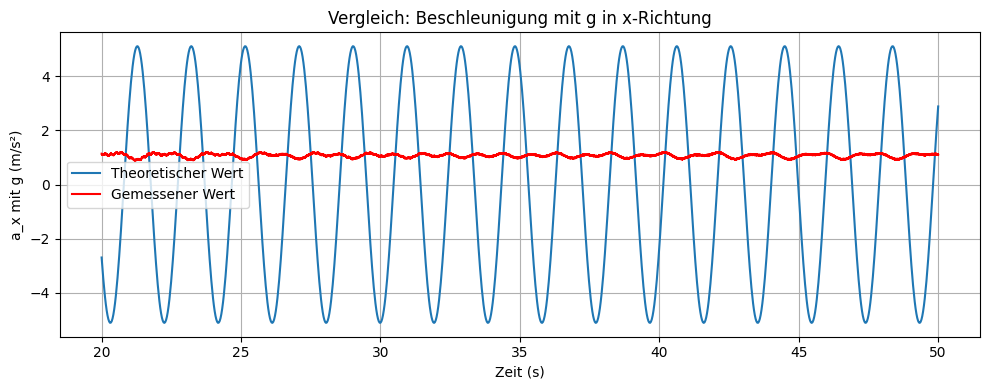
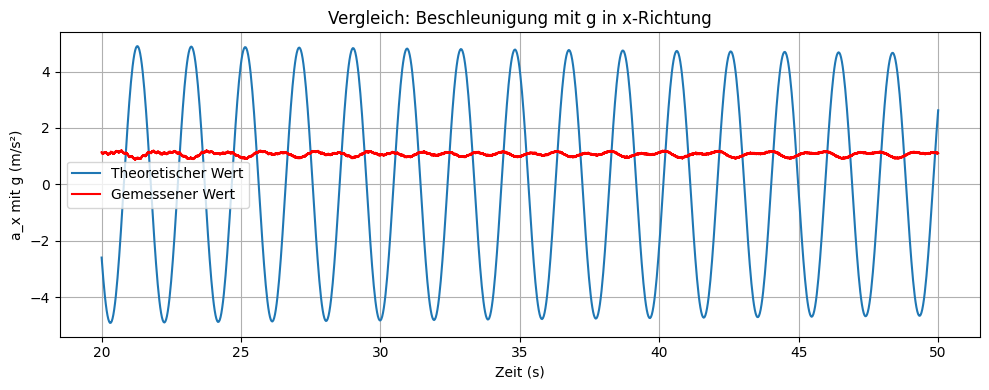
The change to this notebook cell's code, shown as a diff; its figure went from the first image to the second:
--- before
+++ after
@@ -19,10 +19,11 @@
 l = 0.93
 phi = phi0 * np.cos(omega * time_theo)
+delta = 0.0039
 
 
 
-a_x_theo = g * np.sin(phi) + l * phi0 * omega**2 * np.cos(omega * time_theo)
+a_x_theo = g * np.sin(phi) + l * phi0 * omega**2 * np.cos(omega * time_theo) * np.exp(-delta * time_theo)
 a_y_theo = 0 * time_theo
-a_z_theo = -g * np.cos(phi) - l * phi0 * frequency * 2 * np.pi * np.sin(frequency * 2 * np.pi * time_theo)
+a_z_theo = -g * np.cos(phi) - l * phi0 * frequency * 2 * np.pi * np.sin(frequency * 2 * np.pi * time_theo) * np.exp(-delta * time_theo)
 
 # Plot für a_x
@@ -44,5 +45,5 @@
 plt.xlabel("Zeit (s)")
 plt.ylabel("a_x mit g (m/s²)")
-plt.title("Vergleich: Beschleunigung mit g in x-Richtung")
+plt.title("Vergleich: Beschleunigung mit g in y-Richtung")
 plt.grid(True)
 plt.legend()
@@ -56,5 +57,5 @@
 plt.xlabel("Zeit (s)")
 plt.ylabel("a_x mit g (m/s²)")
-plt.title("Vergleich: Beschleunigung mit g in x-Richtung")
+plt.title("Vergleich: Beschleunigung mit g in z-Richtung")
 plt.grid(True)
 plt.legend()

Commit: dämpfung bei 5 hinzugefügt